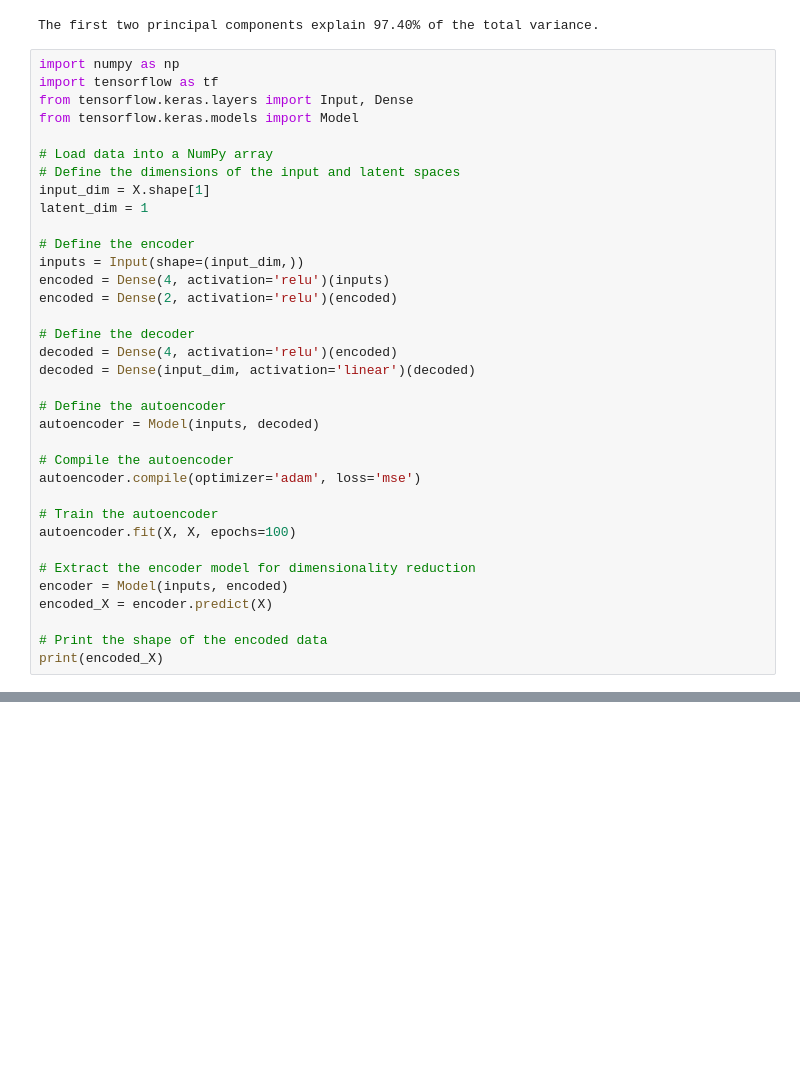
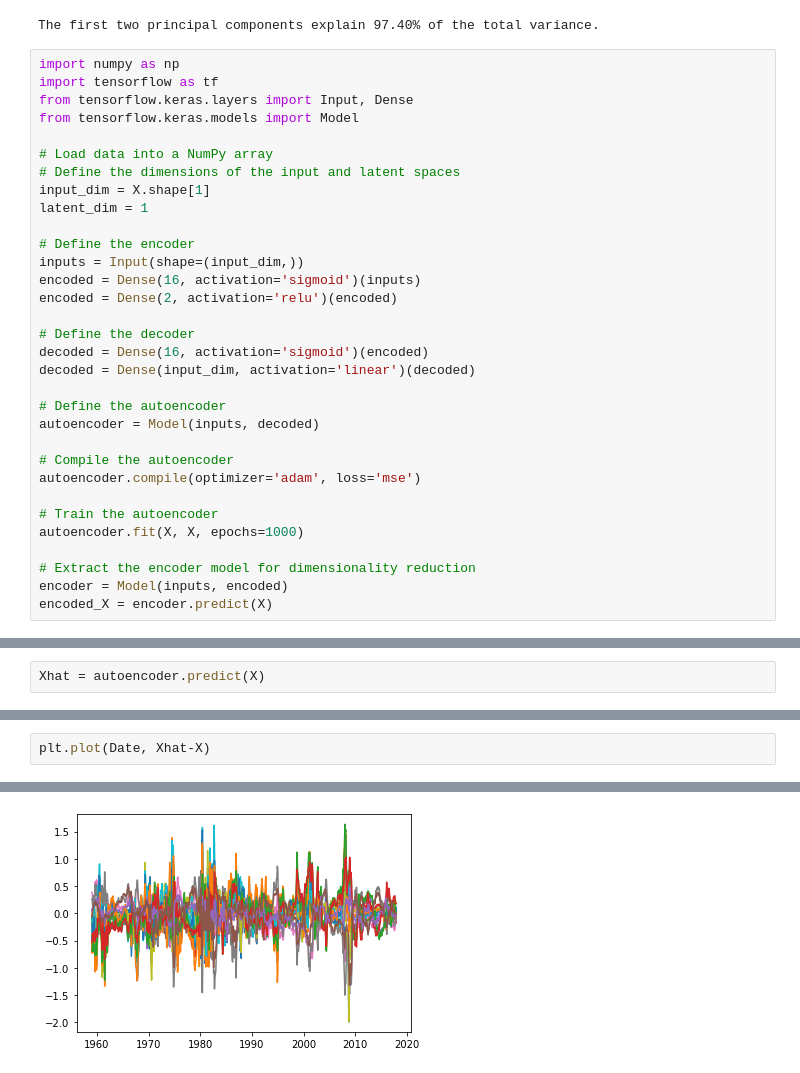
Before and after one commit to McNelis-CMML/ML_2023-BSP, a Jupyter notebook: USInterestRate1.ipynb, the cells around one changed output, grey strips where cells are left out. Cells and saved outputs as stored; diff of their text form; blank space fills up the shorter version.

```diff
--- a/USInterestRate1.ipynb
+++ b/USInterestRate1.ipynb
@@ -71,11 +117,11 @@ latent_dim = 1
 
 # Define the encoder
 inputs = Input(shape=(input_dim,))
-encoded = Dense(4, activation='relu')(inputs)
+encoded = Dense(16, activation='sigmoid')(inputs)
 encoded = Dense(2, activation='relu')(encoded)
 
 # Define the decoder
-decoded = Dense(4, activation='relu')(encoded)
+decoded = Dense(16, activation='sigmoid')(encoded)
 decoded = Dense(input_dim, activation='linear')(decoded)
 
 # Define the autoencoder
@@ -85,12 +131,9 @@ autoencoder = Model(inputs, decoded)
 autoencoder.compile(optimizer='adam', loss='mse')
 
 # Train the autoencoder
-autoencoder.fit(X, X, epochs=100)
+autoencoder.fit(X, X, epochs=1000)
 
 # Extract the encoder model for dimensionality reduction
 encoder = Model(inputs, encoded)
 encoded_X = encoder.predict(X)
-
-# Print the shape of the encoded data
-print(encoded_X)
 # %% [output]
@@ -127,0 +157,2 @@ plt.plot(encoded_X)
+# %%
+Xhat = autoencoder.predict(X)
@@ -127,0 +161,3 @@ plt.plot(encoded_X)
+# %%
+plt.plot(Date, Xhat-X)
+# %% [output]
@@ -127,0 +180 @@ plt.plot(encoded_X)
+[figure, added]
```
Also changed, not shown: parts of 13 cells of this notebook.
